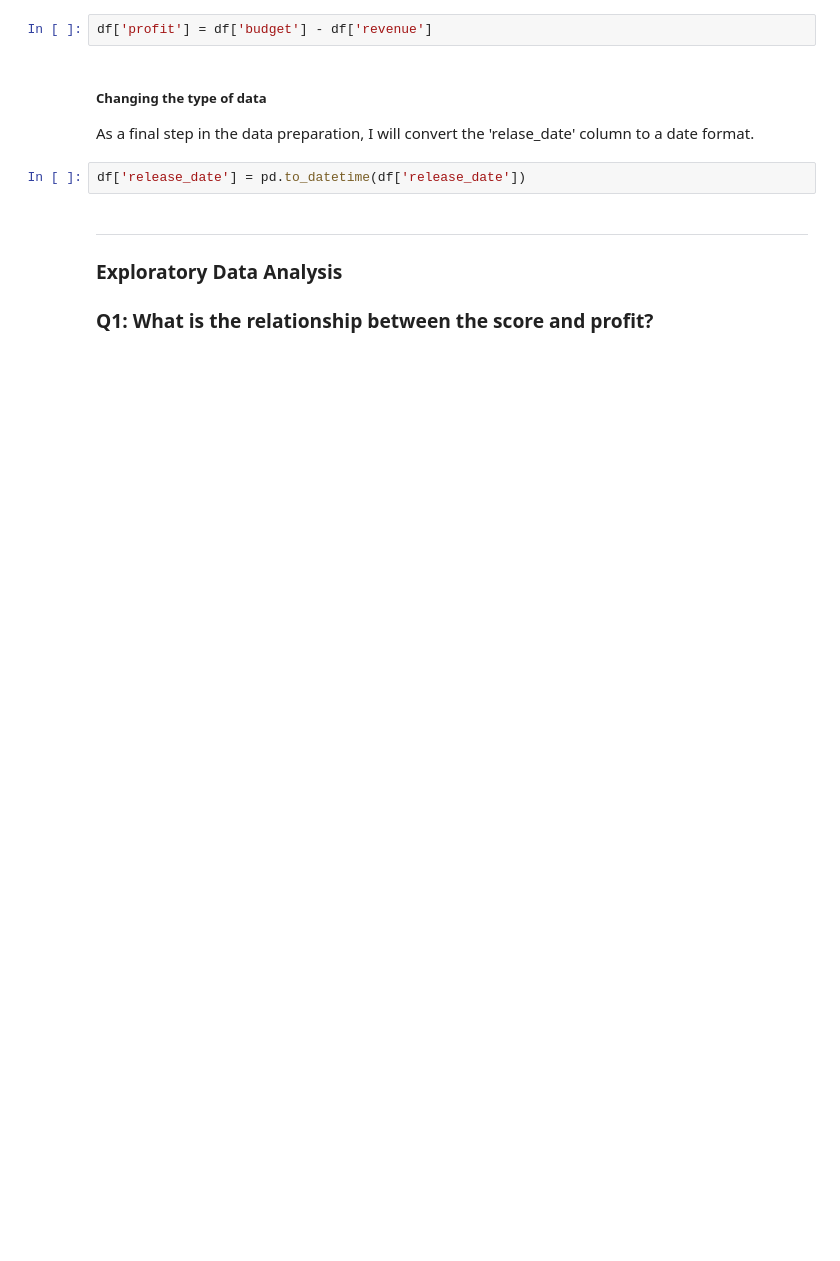
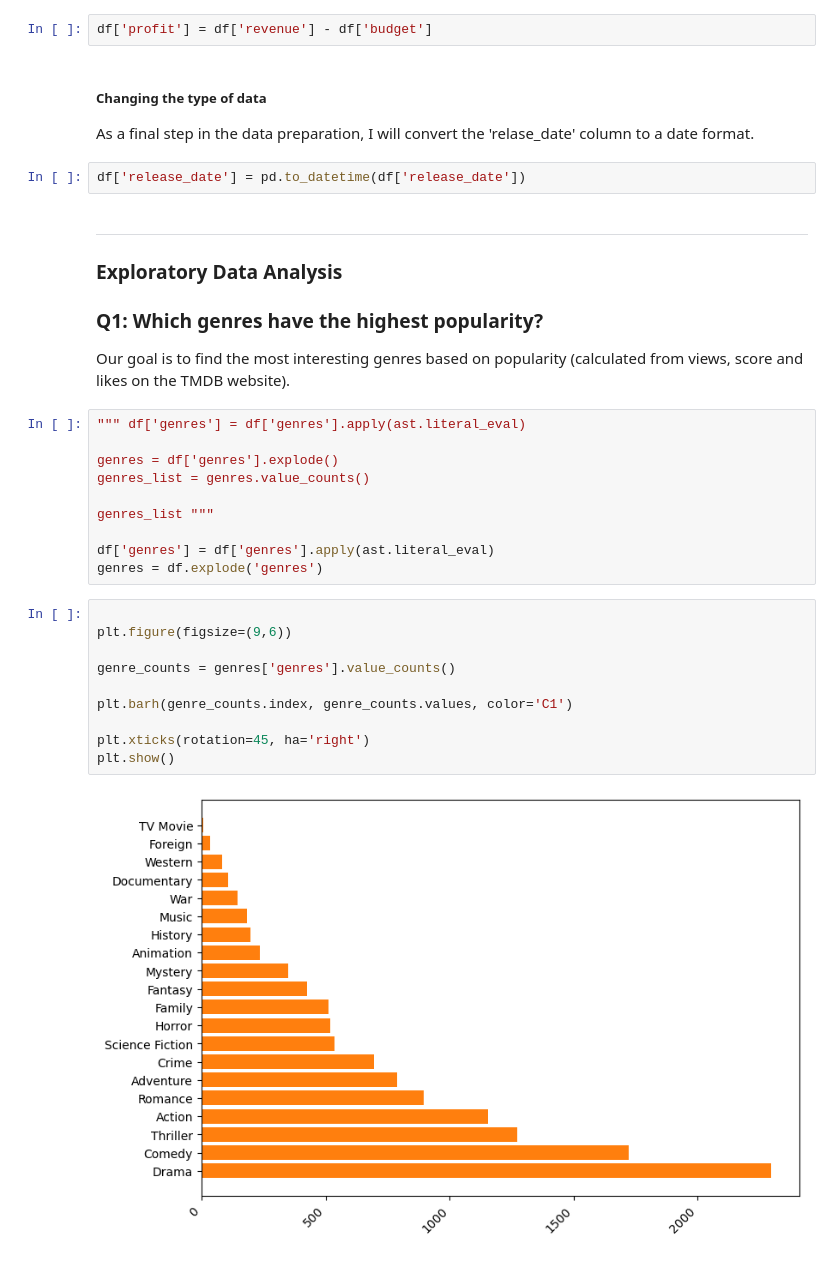
Before and after one commit to bielmc11/IMDB-MOVIES-ANALYSIS, a Jupyter notebook: movies_analysis.ipynb, the cells around one changed output. Drawn from its saved outputs; the diff is of its cells as text; blank space fills up the shorter version.

```diff
--- a/movies_analysis.ipynb
+++ b/movies_analysis.ipynb
@@ -100,7 +100,7 @@ df.dropna(subset=['runtime', 'release_date'], axis=0, inplace=True)
 #### Creating new columns
 In this case, I will only create a new column called "profit" as a result of the subtraction between the "revenue" and "budget" columns.
 # %%
-df['profit'] = df['budget'] - df['revenue']
+df['profit'] = df['revenue'] - df['budget']
 # %% [markdown]
 ##### Changing the type of data
 As a final step in the data preparation, I will convert the 'relase_date' column to a date format.
@@ -111,4 +111,27 @@ df['release_date'] = pd.to_datetime(df['release_date'])
 
 ### Exploratory Data Analysis
 
-### Q1: What is the relationship between the score and profit?
+### Q1: Which genres have the highest popularity?
+Our goal is to find the most interesting genres based on popularity (calculated from views, score and likes on the TMDB website).
+# %%
+""" df['genres'] = df['genres'].apply(ast.literal_eval)
+
+genres = df['genres'].explode()
+genres_list = genres.value_counts()
+
+genres_list """
+
+df['genres'] = df['genres'].apply(ast.literal_eval)
+genres = df.explode('genres')
+# %%
+
+plt.figure(figsize=(9,6))
+
+genre_counts = genres['genres'].value_counts()
+
+plt.barh(genre_counts.index, genre_counts.values, color='C1')
+
+plt.xticks(rotation=45, ha='right')
+plt.show()
+# %% [output]
+[figure, added]
```
Also changed, not shown: parts of 16 cells of this notebook.
